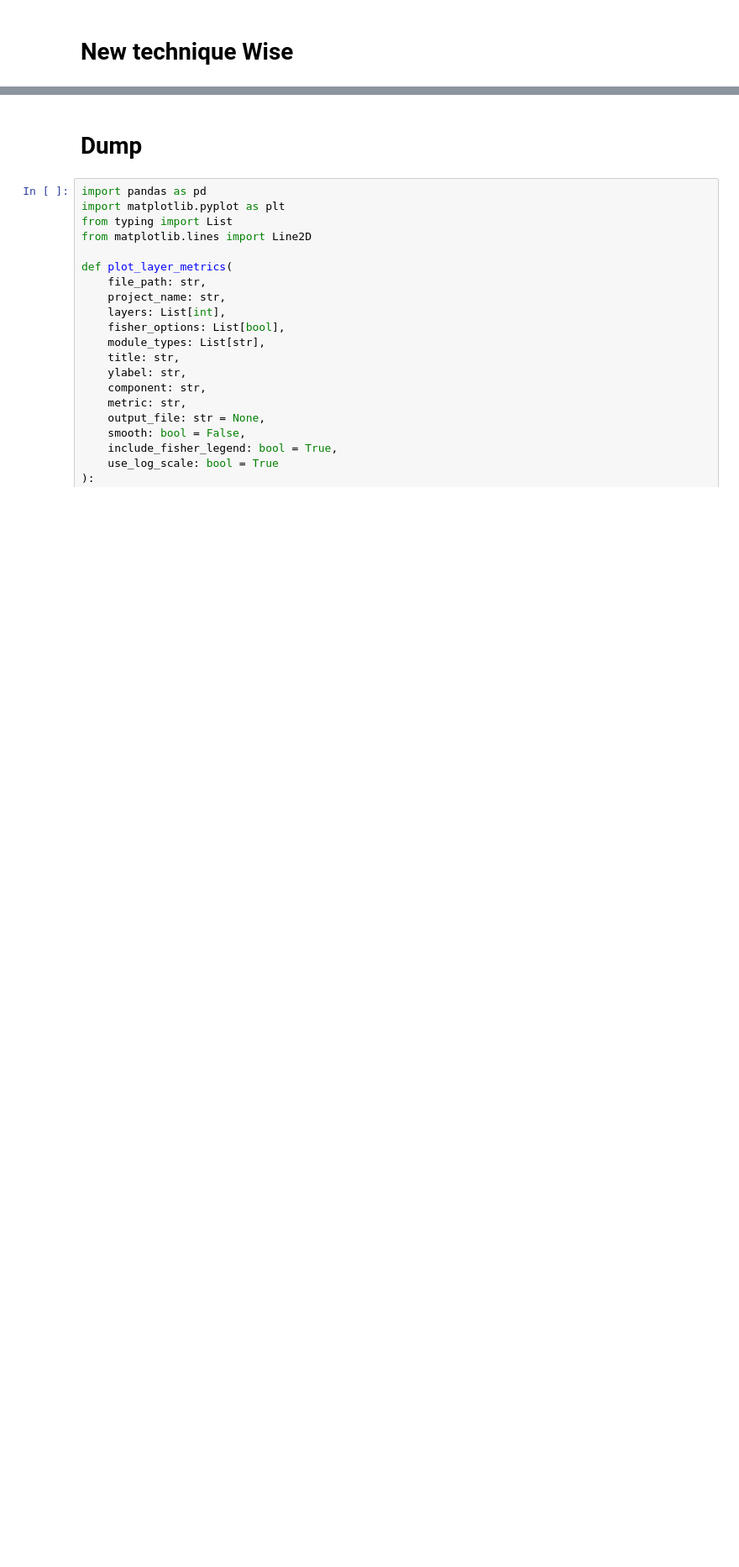
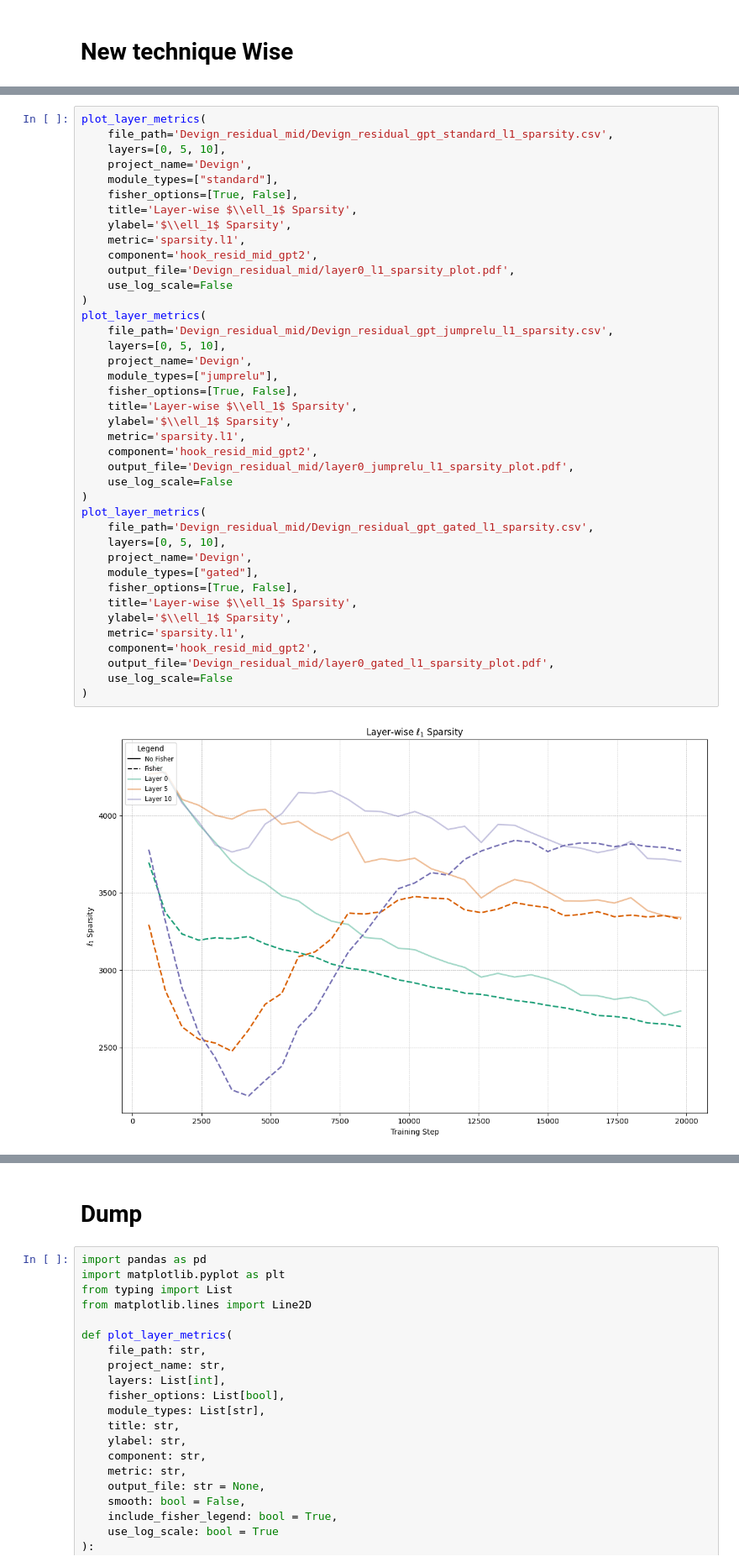
Before and after one commit to rufimelo99/FisherSAE, a Jupyter notebook: plots/plots_wandb.ipynb, the cells around one changed output, grey strips where cells are left out. Shown at 84% size. Cells and saved outputs as stored; diff of their text form; blank space fills up the shorter version.

```diff
--- a/plots/plots_wandb.ipynb
+++ b/plots/plots_wandb.ipynb
@@ -117,0 +143,42 @@ plot_layer_metrics(
+# %%
+plot_layer_metrics(
+    file_path='Devign_residual_mid/Devign_residual_gpt_standard_l1_sparsity.csv',
+    layers=[0, 5, 10],
+    project_name='Devign',
+    module_types=["standard"],
+    fisher_options=[True, False],
+    title='Layer-wise $\\ell_1$ Sparsity',
+    ylabel='$\\ell_1$ Sparsity',
+    metric='sparsity.l1',
+    component='hook_resid_mid_gpt2',
+    output_file='Devign_residual_mid/layer0_l1_sparsity_plot.pdf',
+    use_log_scale=False
+)
+plot_layer_metrics(
+    file_path='Devign_residual_mid/Devign_residual_gpt_jumprelu_l1_sparsity.csv',
+    layers=[0, 5, 10],
+    project_name='Devign',
+    module_types=["jumprelu"],
+    fisher_options=[True, False],
+    title='Layer-wise $\\ell_1$ Sparsity',
+    ylabel='$\\ell_1$ Sparsity',
+    metric='sparsity.l1',
+    component='hook_resid_mid_gpt2',
+    output_file='Devign_residual_mid/layer0_jumprelu_l1_sparsity_plot.pdf',
+    use_log_scale=False
+)
+plot_layer_metrics(
+    file_path='Devign_residual_mid/Devign_residual_gpt_gated_l1_sparsity.csv',
+    layers=[0, 5, 10],
+    project_name='Devign',
+    module_types=["gated"],
+    fisher_options=[True, False],
+    title='Layer-wise $\\ell_1$ Sparsity',
+    ylabel='$\\ell_1$ Sparsity',
+    metric='sparsity.l1',
+    component='hook_resid_mid_gpt2',
+    output_file='Devign_residual_mid/layer0_gated_l1_sparsity_plot.pdf',
+    use_log_scale=False
+)
+# %% [output]
+[figure, added]
```
Also changed, not shown: parts of 3 cells of this notebook.
